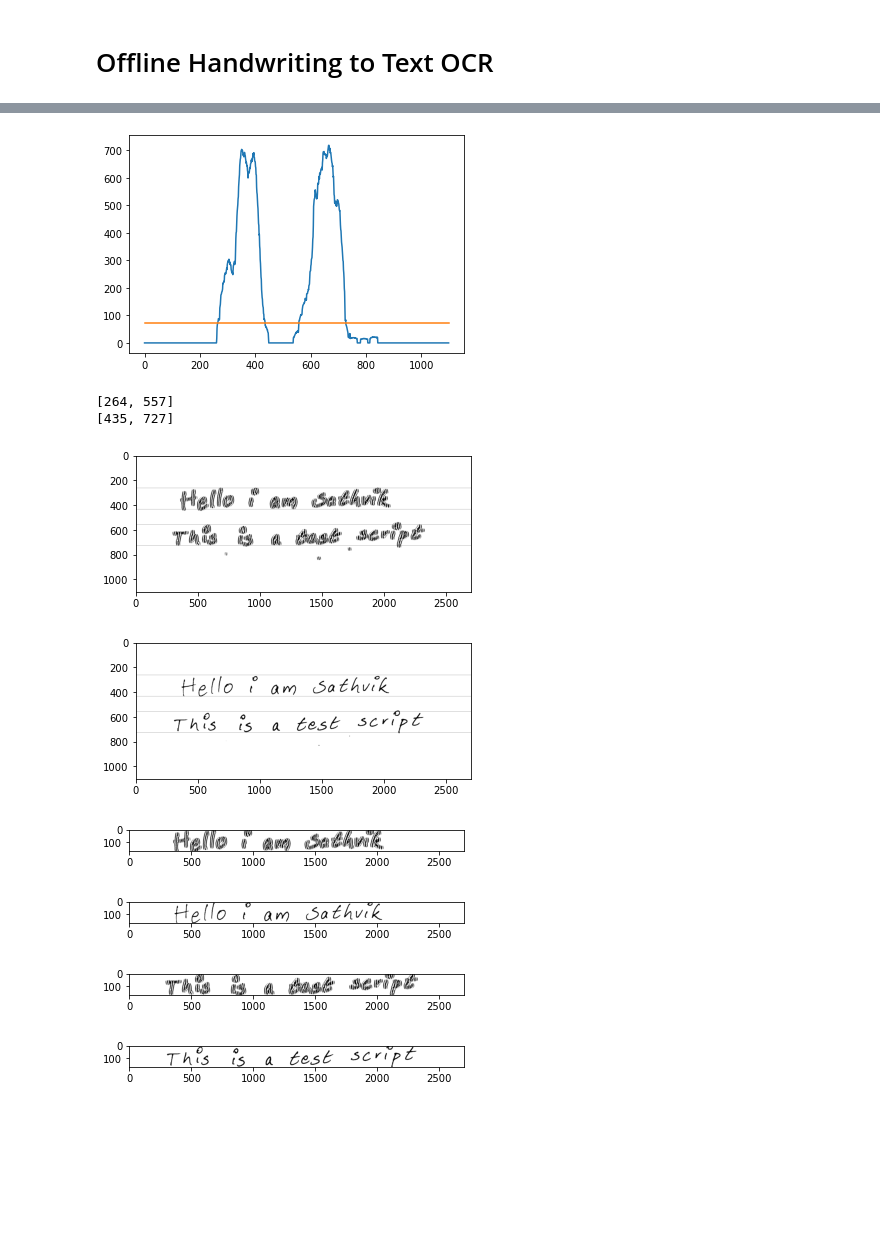
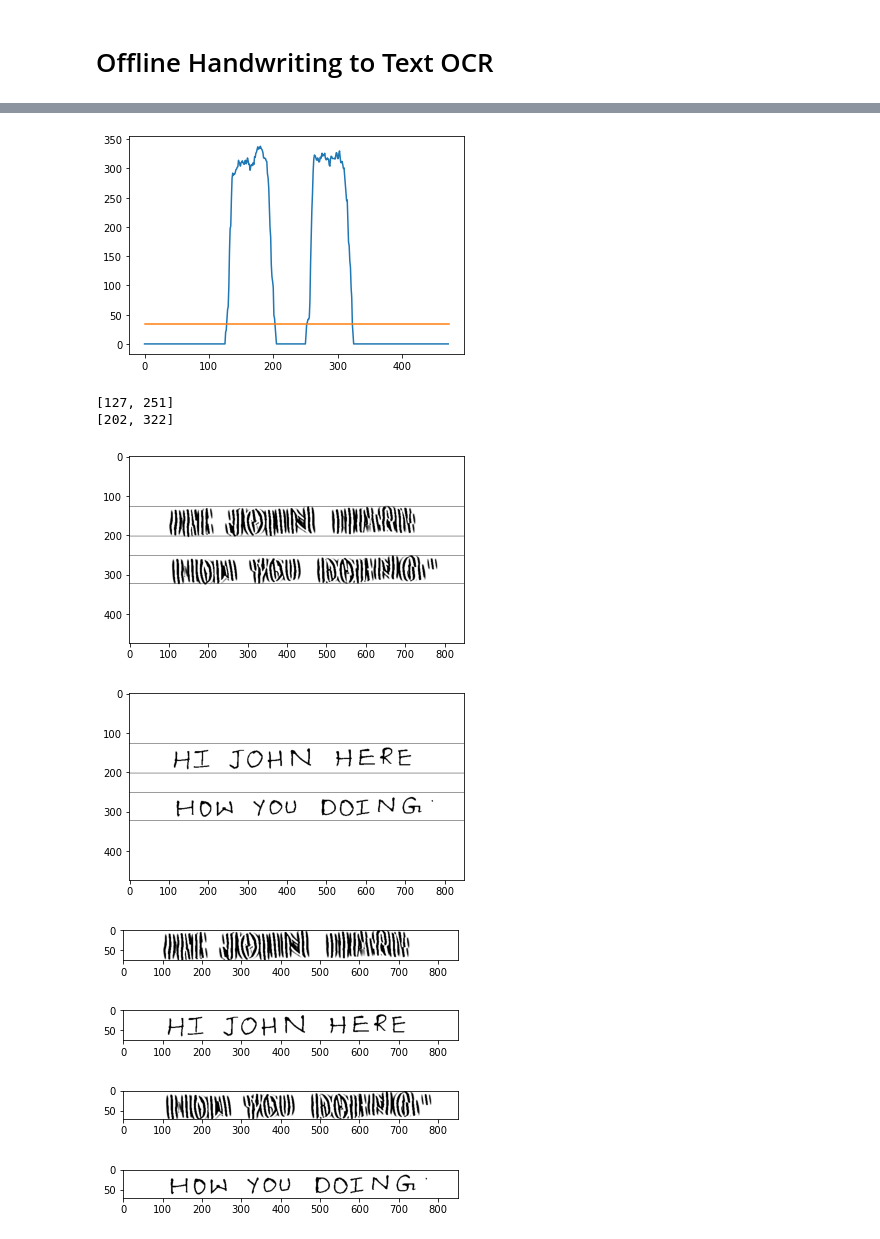
Before and after one commit to MdNaseerHussain/IVP-Term-Project-OCR, a Jupyter notebook: OCR.ipynb, the cells around one changed output, grey strips where cells are left out. Saved outputs shown, nothing was run; the diff lists cells and outputs as text; code cells hidden in the pictures; blank space fills up the shorter version.

```diff
--- a/OCR.ipynb
+++ b/OCR.ipynb
@@ -5,7 +5,7 @@ import cv2
 import matplotlib.pyplot as plt
 import numpy as np
 from math import inf
-image = cv2.imread('Sathvik_spaced.jpg')
+image = cv2.imread('Naush_Caps.jpg')
 # %%
 # Convert image to binary 0-1 image using Otsu's threshold
 gray = cv2.cvtColor(image, cv2.COLOR_BGR2GRAY)
@@ -83,44 +83,44 @@ for i in range(len(uppers)):
 uppers = [uppers[i] for i in range(len(uppers)) if uppers[i] != 0]
 lowers = [lowers[i] for i in range(len(lowers)) if lowers[i] != 0]
 print(uppers)
 print(lowers)
 
 # Draw the text lines
-page = img
-original_page = original_img
+page = img.copy()
+original_page = original_img.copy()
 for y in uppers:
     cv2.line(page, (0, y), (W, y), (255, 255, 255), 1)
     cv2.line(original_page, (0, y), (W, y), (255, 255, 255), 1)
 for y in lowers:
     cv2.line(page, (0, y), (W, y), (255, 255, 255), 1)
     cv2.line(original_page, (0, y), (W, y), (255, 255, 255), 1)
 plt.imshow(page, cmap=plt.get_cmap('binary'))
 plt.show()
 plt.imshow(original_page, cmap=plt.get_cmap('binary'))
 plt.show()
 
 # Extract the text lines
 text_lines = []
 original_text_lines = []
 coloured_text_lines = []
 for i in range(len(uppers)):
     text_lines.append(img[uppers[i]:lowers[i], 0:W])
     original_text_lines.append(original_img[uppers[i]:lowers[i], 0:W])
     coloured_text_lines.append(image[uppers[i]:lowers[i], 0:W])
     plt.imshow(text_lines[i], cmap=plt.get_cmap('binary'))
     plt.show()
     plt.imshow(original_text_lines[i], cmap=plt.get_cmap('binary'))
     plt.show()
 # %% [output]
-[figure, old version]
+[figure, new version]
-[264, 557]
-[435, 727]
+[127, 251]
+[202, 322]
-[figure, old version]
+[figure, new version]
-[figure, old version]
+[figure, new version]
-[figure, old version]
+[figure, new version]
-[figure, old version]
+[figure, new version]
-[figure, old version]
+[figure, new version]
-[figure, old version]
+[figure, new version]
 # %%
 # Draw the words for each text line using horizontal histogram projection
 words = []
```
Also changed, not shown: parts of 7 cells of this notebook, 3 other files.
